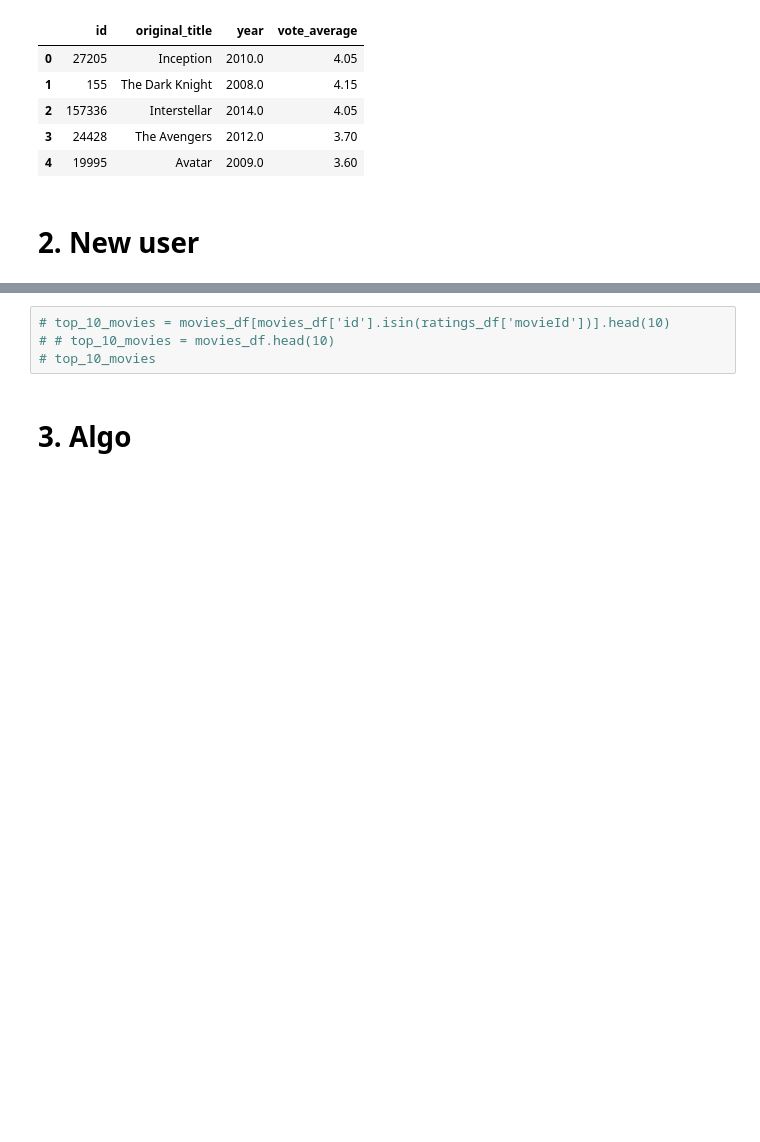
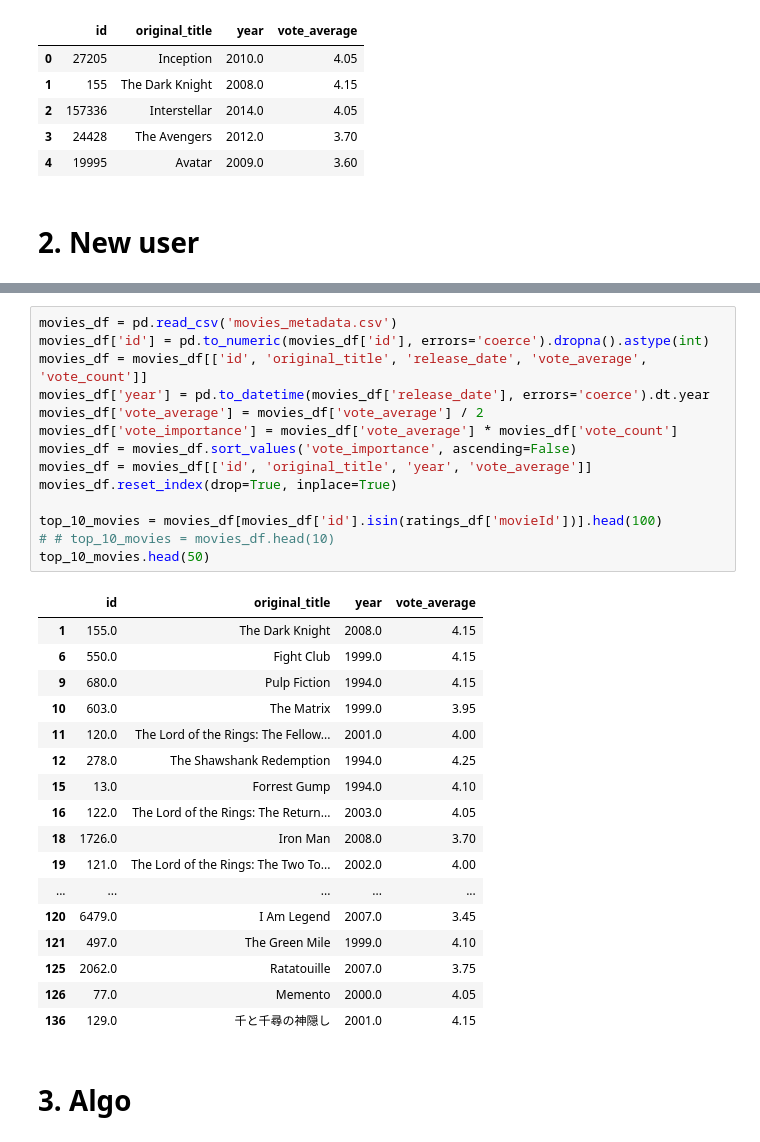
Before and after one commit to rigate44/WatchWise, a Jupyter notebook: movie_v4.ipynb, the cells around one changed output, grey strips where cells are left out. Saved outputs shown, nothing was run; the diff lists cells and outputs as text; blank space fills up the shorter version.

```diff
--- a/py/movie_v4.ipynb
+++ b/movie_v4.ipynb
@@ -78,7 +78,35 @@ ratings_df.tail(5)
-# %%
-# top_10_movies = movies_df[movies_df['id'].isin(ratings_df['movieId'])].head(10)
-# # top_10_movies = movies_df.head(10)
-# top_10_movies
+# %%
+movies_df = pd.read_csv('movies_metadata.csv')
+movies_df['id'] = pd.to_numeric(movies_df['id'], errors='coerce').dropna().astype(int)
+movies_df = movies_df[['id', 'original_title', 'release_date', 'vote_average', 'vote_count']]
+movies_df['year'] = pd.to_datetime(movies_df['release_date'], errors='coerce').dt.year
+movies_df['vote_average'] = movies_df['vote_average'] / 2
+movies_df['vote_importance'] = movies_df['vote_average'] * movies_df['vote_count']
+movies_df = movies_df.sort_values('vote_importance', ascending=False)
+movies_df = movies_df[['id', 'original_title', 'year', 'vote_average']]
+movies_df.reset_index(drop=True, inplace=True)
+
+top_10_movies = movies_df[movies_df['id'].isin(ratings_df['movieId'])].head(100)
+# # top_10_movies = movies_df.head(10)
+top_10_movies.head(50)
+# %% [output]
+|  | id | original_title | year | vote_average |
+| 1 | 155.0 | The Dark Knight | 2008.0 | 4.15 |
+| 6 | 550.0 | Fight Club | 1999.0 | 4.15 |
+| 9 | 680.0 | Pulp Fiction | 1994.0 | 4.15 |
+| 10 | 603.0 | The Matrix | 1999.0 | 3.95 |
+| 11 | 120.0 | The Lord of the Rings: The Fellow... | 2001.0 | 4.00 |
+| 12 | 278.0 | The Shawshank Redemption | 1994.0 | 4.25 |
+| 15 | 13.0 | Forrest Gump | 1994.0 | 4.10 |
+| 16 | 122.0 | The Lord of the Rings: The Return... | 2003.0 | 4.05 |
+| 18 | 1726.0 | Iron Man | 2008.0 | 3.70 |
+| 19 | 121.0 | The Lord of the Rings: The Two To... | 2002.0 | 4.00 |
+| ... | ... | ... | ... | ... |
+| 120 | 6479.0 | I Am Legend | 2007.0 | 3.45 |
+| 121 | 497.0 | The Green Mile | 1999.0 | 4.10 |
+| 125 | 2062.0 | Ratatouille | 2007.0 | 3.75 |
+| 126 | 77.0 | Memento | 2000.0 | 4.05 |
+| 136 | 129.0 | 千と千尋の神隠し | 2001.0 | 4.15 |
 # %% [markdown]
 # 3. Algo
 # %%
```
Also changed, not shown: parts of 1 cell of this notebook, 3 other files.
